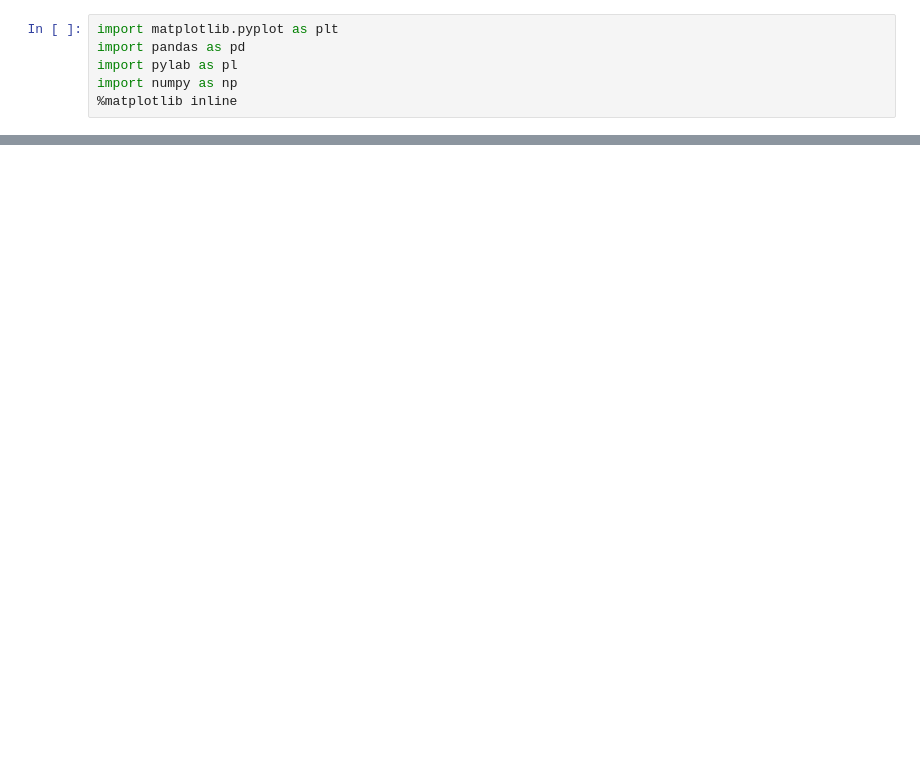
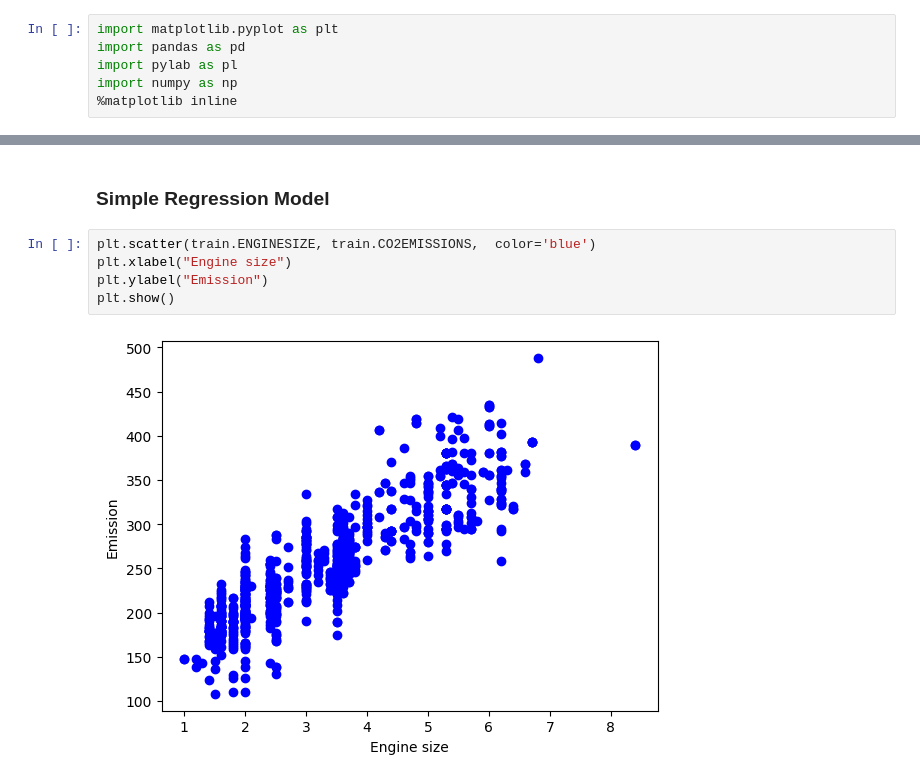
Before and after one commit to Gabecodex/machine-learning, a Jupyter notebook: simple_linear_regretion.ipynb, the cells around one changed output, grey strips where cells are left out. Saved outputs shown, nothing was run; the diff lists cells and outputs as text; blank space fills up the shorter version.

```diff
--- a/simple_linear_regretion.ipynb
+++ b/simple_linear_regretion.ipynb
@@ -21,0 +78,9 @@ df.head()
+# %% [markdown]
+### Simple Regression Model
+# %%
+plt.scatter(train.ENGINESIZE, train.CO2EMISSIONS,  color='blue')
+plt.xlabel("Engine size")
+plt.ylabel("Emission")
+plt.show()
+# %% [output]
+[figure, added]
```
Also changed, not shown: parts of 14 cells of this notebook, 2 other files.
